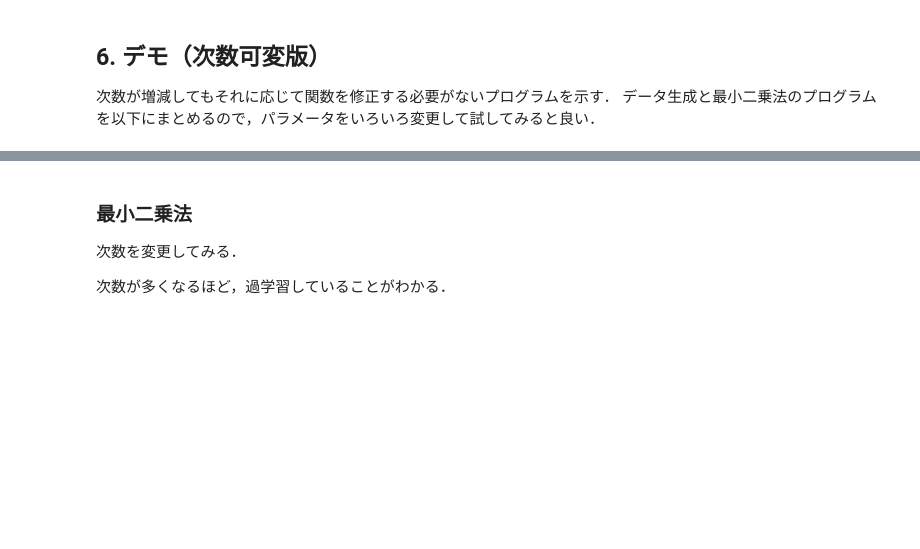
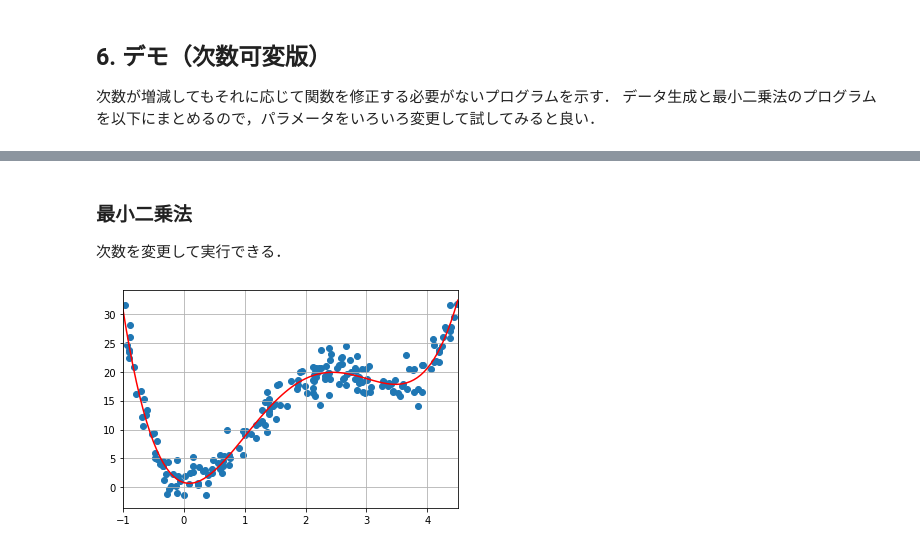
Before and after one commit to crotsu/Bousai_AI, a Jupyter notebook: chap2_Python/chap2_3_LSM.ipynb, the cells around one changed output, grey strips where cells are left out. Saved outputs shown, nothing was run; the diff lists cells and outputs as text; code cells hidden in the pictures; blank space fills up the shorter version.

```diff
--- a/chap2_Python/chap2_3_LSM.ipynb
+++ b/chap2_Python/chap2_3_LSM.ipynb
@@ -402,36 +426,36 @@ plt.show()
 # %% [markdown]
 ### 最小二乗法
-次数を変更してみる．
-
-次数が多くなるほど，過学習していることがわかる．
+次数を変更して実行できる．
 # %%
 # 次数
-dim = 1
+dim = 4
 
 # 最小二乗法でパラメータを求める．
 ans = np.polyfit(dataX, dataY, dim)
 
 
 # 求めたパラメータをグラフに表示する
 
 # 定義域（xの範囲: -1.0から4.5）
 # 生成するデータの個数は100個
 xmin = -1.0
 xmax = 4.5
 num = 100
 
 # xを生成
 # xminからxmaxまでをnum個で区切る
 x = np.linspace(xmin, xmax, num)
 
 # ｘからｙを生成する．
 y = np.poly1d(ans)(x)
 
 # グラフ表示
 # 求めたパラメータから，それを係数とする多項式を作る．
 plt.plot(x, y, color='red')
 
 plt.scatter(dataX, dataY)
 plt.xlim(xmin, xmax)
 plt.grid(True)
 plt.show()
+# %% [output]
+[figure, added]
```
Also changed, not shown: parts of 5 cells of this notebook, 4 other files.
